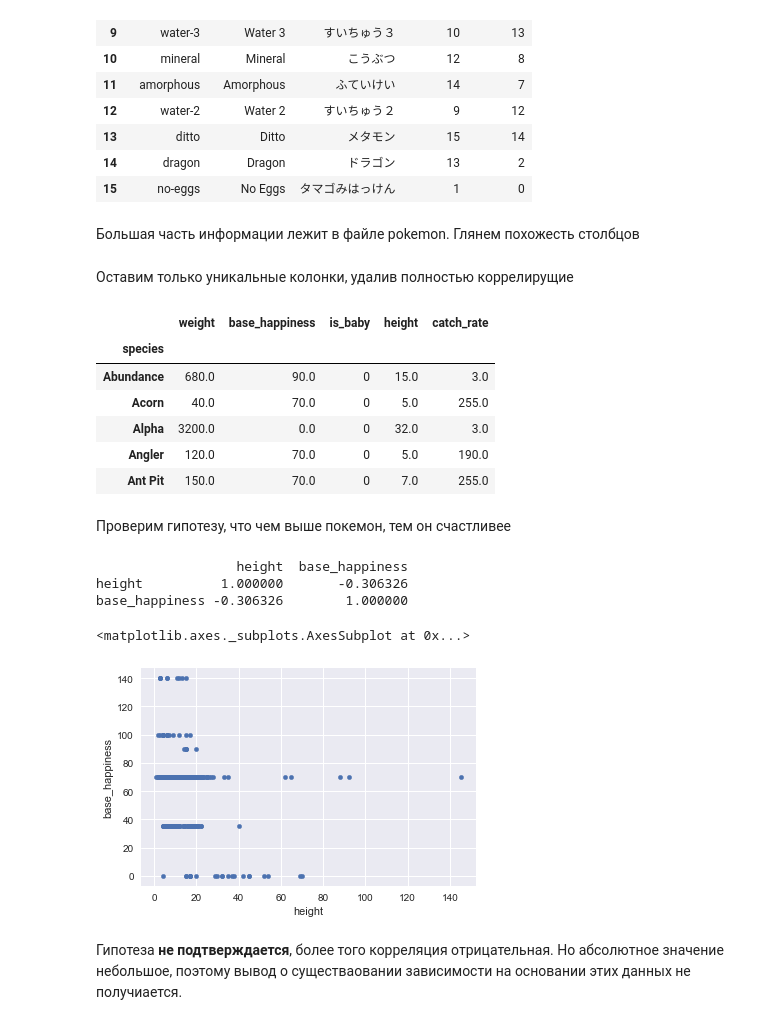
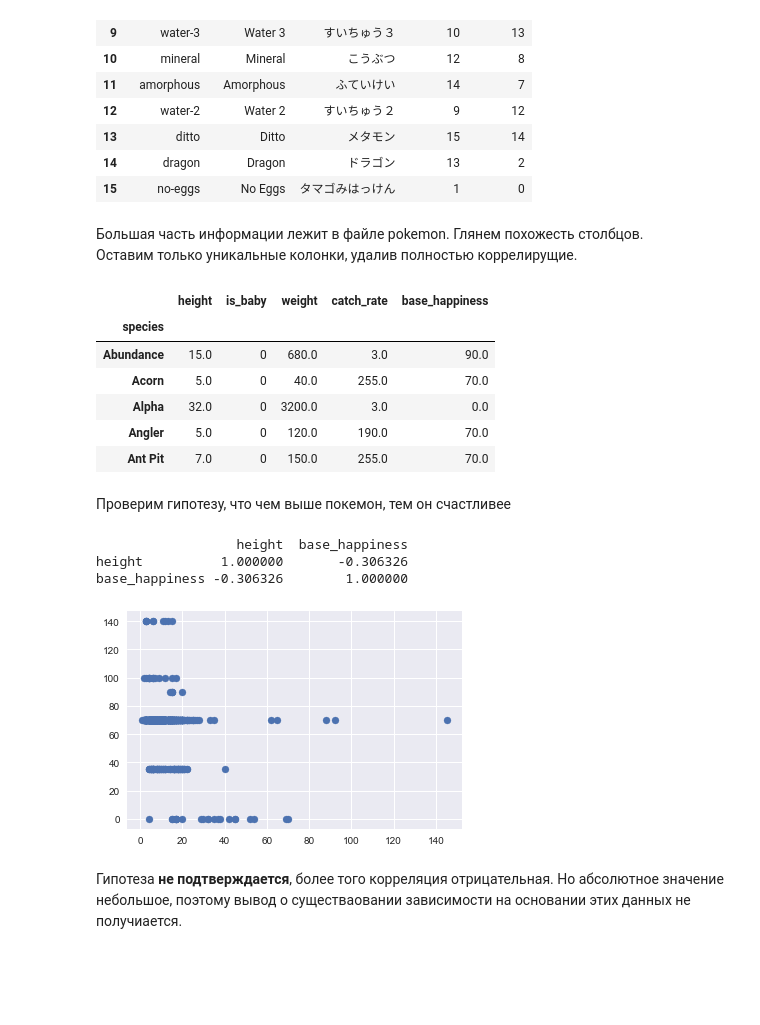
Before and after one commit to progiv/summercamp17, a Jupyter notebook: task1_Pokemon.ipynb, the cells around one changed output. Saved outputs shown, nothing was run; the diff lists cells and outputs as text; code cells hidden in the pictures; blank space fills up the shorter version.

```diff
--- a/task1_Pokemon.ipynb
+++ b/task1_Pokemon.ipynb
@@ -6,6 +6,7 @@ import seaborn
 from scipy import stats
 %matplotlib inline
 # %%
-pokemon = pd.read_csv('pokemon.csv', index_col='id')
+# Загруим всё подряд
+pokemon = pd.read_csv('pokemon.csv', index_col='id', dtype={'evolution_parent_pokemon_id':np.float64})
 abilities = pd.read_csv('abilities.csv', index_col='id')
 egg_groups = pd.read_csv('egg_groups.csv', index_col='id')
@@ -90,9 +93,8 @@ egg_groups
 | 14 | dragon | Dragon | ドラゴン | 13 | 2 |
 | 15 | no-eggs | No Eggs | タマゴみはっけん | 1 | 0 |
 # %% [markdown]
-Большая часть информации лежит в файле pokemon. Глянем похожесть столбцов
+Большая часть информации лежит в файле pokemon. Глянем похожесть столбцов.
+Оставим только уникальные колонки, удалив полностью коррелирущие.
-# %% [markdown]
-Оставим только уникальные колонки, удалив полностью коррелирущие
 # %%
 def getUniqueNumberColumns(df):
     corrTable = df.corr()
@@ -116,7 +118,7 @@ def getUniqueColumns(df):
 # %%
 pokemon = pokemon[getUniqueColumns(pokemon)]
 # %%
-# сгруппируем покемонов по типам, возьмём средние параметры. Потомучто можем
+# сгруппируем покемонов по типам, возьмём средние параметры. А детей посчитаем, потомучто их мало. Потомучто можем
 agregates = pokemon.groupby('species').agg({'height':'mean',
                                             'weight':'mean',
                                             'catch_rate':'mean',
@@ -124,24 +126,24 @@ agregates = pokemon.groupby('species').agg({'height':'mean',
                                             'is_baby':'sum'})
 agregates.head()
 # %% [output]
-|  | weight | base_happiness | is_baby | height | catch_rate |
+|  | height | is_baby | weight | catch_rate | base_happiness |
 | species |  |  |  |  |  |
-| Abundance | 680.0 | 90.0 | 0 | 15.0 | 3.0 |
-| Acorn | 40.0 | 70.0 | 0 | 5.0 | 255.0 |
-| Alpha | 3200.0 | 0.0 | 0 | 32.0 | 3.0 |
-| Angler | 120.0 | 70.0 | 0 | 5.0 | 190.0 |
-| Ant Pit | 150.0 | 70.0 | 0 | 7.0 | 255.0 |
+| Abundance | 15.0 | 0 | 680.0 | 3.0 | 90.0 |
+| Acorn | 5.0 | 0 | 40.0 | 255.0 | 70.0 |
+| Alpha | 32.0 | 0 | 3200.0 | 3.0 | 0.0 |
+| Angler | 5.0 | 0 | 120.0 | 190.0 | 70.0 |
+| Ant Pit | 7.0 | 0 | 150.0 | 255.0 | 70.0 |
 # %% [markdown]
 Проверим гипотезу, что чем выше покемон, тем он счастливее
 # %%
 print(pokemon[['height', 'base_happiness']].corr())
-pokemon[['height', 'base_happiness']].plot('height', 'base_happiness', kind='scatter')
+plt.scatter(pokemon['height'], pokemon['base_happiness'])
+plt.show()
 # %% [output]
                   height  base_happiness
 height          1.000000       -0.306326
 base_happiness -0.306326        1.000000
-<matplotlib.axes._subplots.AxesSubplot at 0x...>
-[figure, old version]
+[figure, new version]
 # %% [markdown]
 Гипотеза __не подтверждается__, более того корреляция отрицательная. Но абсолютное значение небольшое, поэтому вывод о существаовании зависимости на основании этих данных не получиается.
 # %% [markdown]
```
Also changed, not shown: parts of 17 cells of this notebook.
